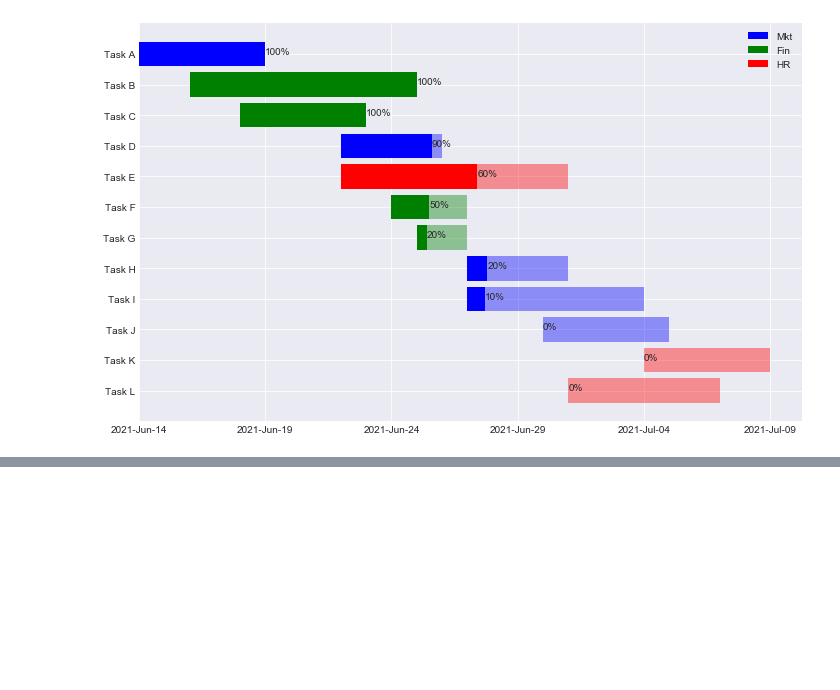
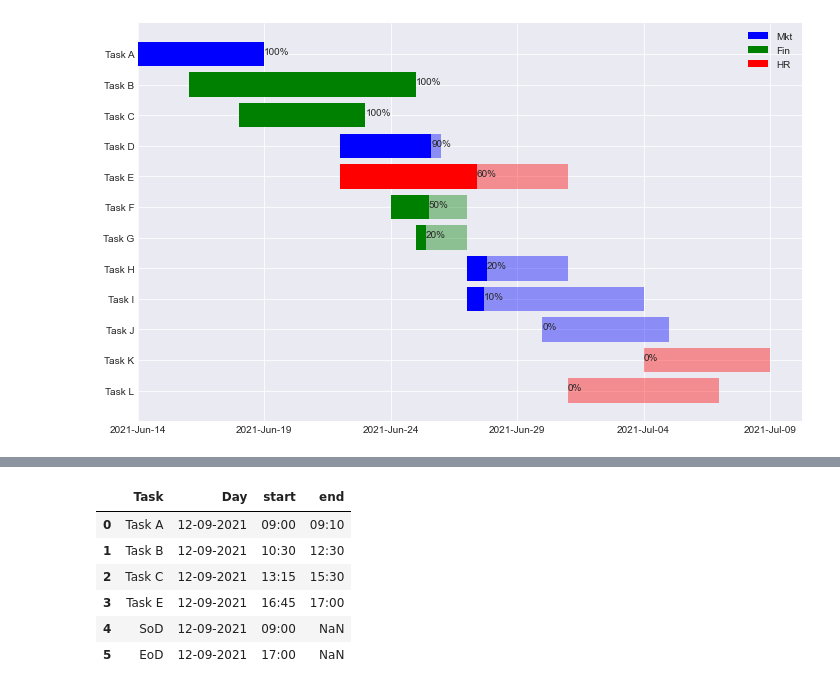
Before and after one commit to hashABCD/Publications, a Jupyter notebook: Medium/gantt chart/Gantt Chart.ipynb, the cells around one changed output, grey strips where cells are left out. Saved outputs shown, nothing was run; the diff lists cells and outputs as text; code cells hidden in the pictures; blank space fills up the shorter version.

```diff
--- a/Medium/gantt chart/Gantt Chart.ipynb
+++ b/Medium/gantt chart/Gantt Chart.ipynb
@@ -319,0 +318,11 @@ plt.show()
+# %%
+df=pd.read_csv('sch_day.csv')
+df
+# %% [output]
+|  | Task | Day | start | end |
+| 0 | Task A | 12-09-2021 | 09:00 | 09:10 |
+| 1 | Task B | 12-09-2021 | 10:30 | 12:30 |
+| 2 | Task C | 12-09-2021 | 13:15 | 15:30 |
+| 3 | Task E | 12-09-2021 | 16:45 | 17:00 |
+| 4 | SoD | 12-09-2021 | 09:00 | NaN |
+| 5 | EoD | 12-09-2021 | 17:00 | NaN |
```
Also changed, not shown: parts of 14 cells of this notebook, 8 other files.
